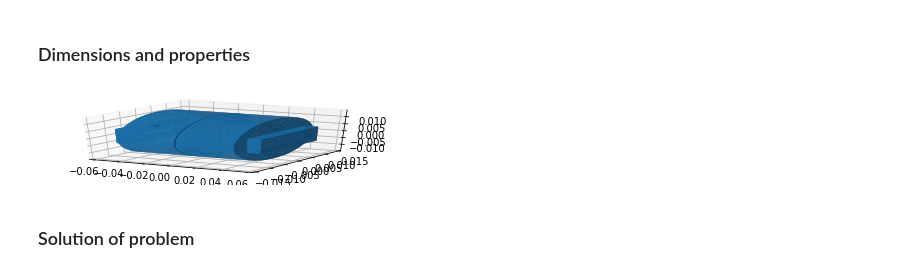
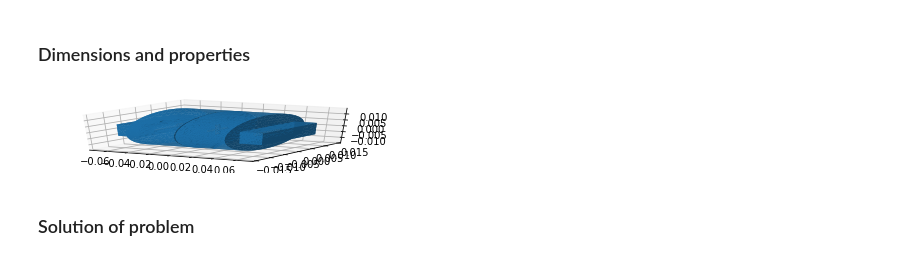
Before and after one commit to FMatti/Maxwell-MRI, a Jupyter notebook: examples/circular_waveguide/circular_waveguide.ipynb, the cells around one changed output. Saved outputs shown, nothing was run; the diff lists cells and outputs as text; code cells hidden in the pictures.

```diff
--- a/examples/circular_waveguide/circular_waveguide.ipynb
+++ b/examples/circular_waveguide/circular_waveguide.ipynb
@@ -15,7 +16,8 @@ import src.helpers as helpers
 ### Dimensions and properties
 # %%
 mesh = fen.Mesh('model/DMCWF.xml')
-mesh.coordinates()[:, [0, 1, 2]] = mesh.coordinates()[:, [2, 0, 1]] * 1e-3
+#mesh = fen.Mesh('model/DMCWF_alt.xml')
+mesh.coordinates()[:] = mesh.coordinates()[:] * 1e-3
 fen.plot(mesh)
 # %% [output]
-[figure, old version]
+[figure, new version]
```
Also changed, not shown: parts of 6 cells of this notebook, 2 other files.
